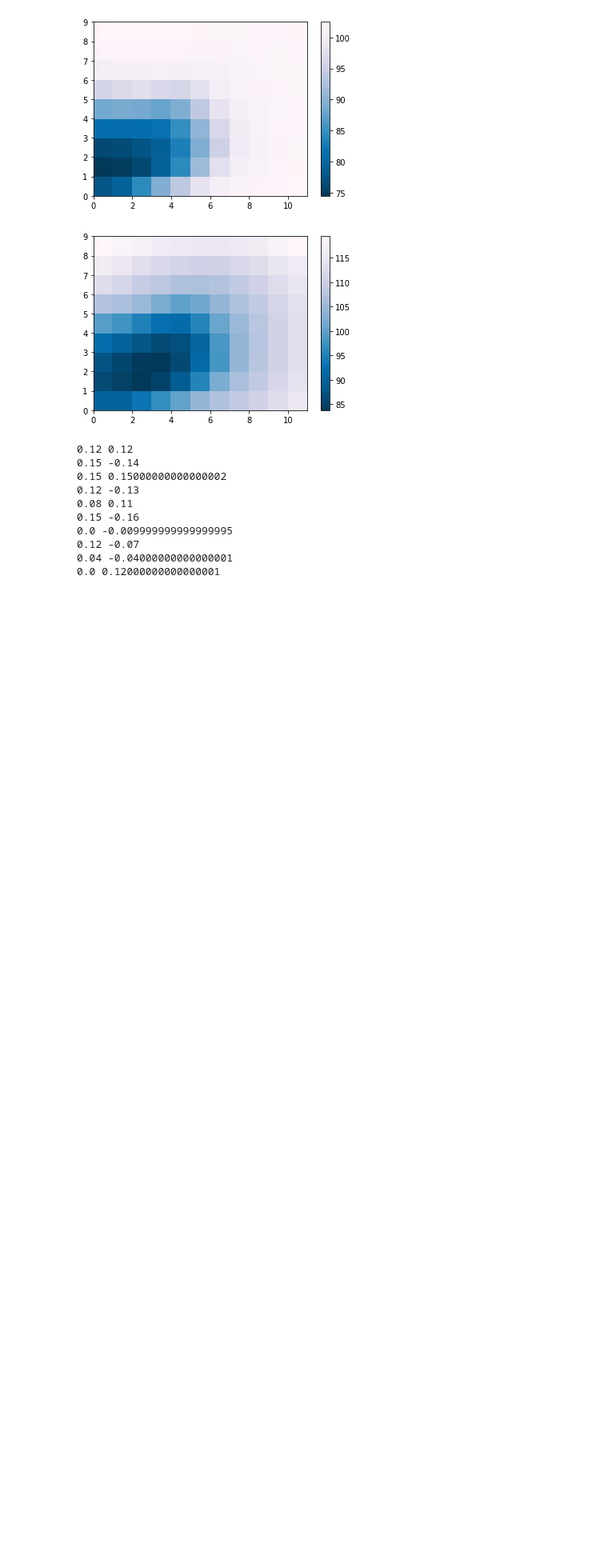
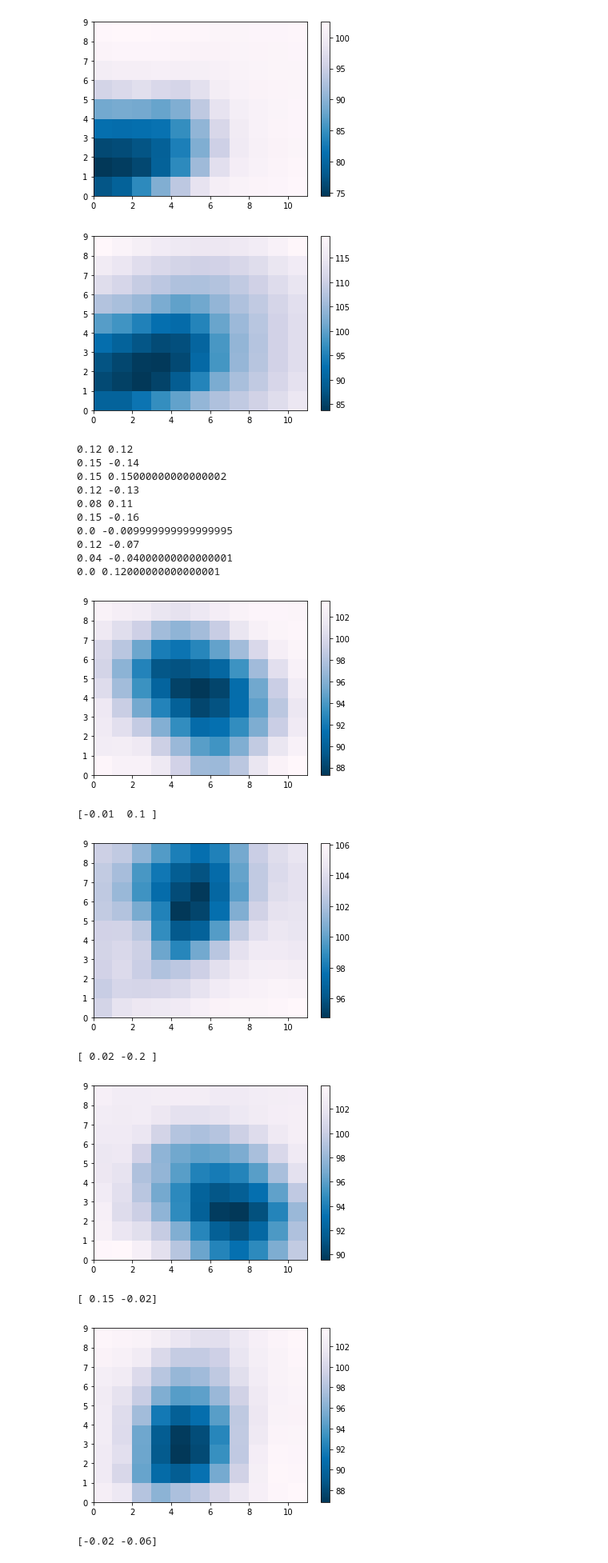
Before and after one commit to machines-in-motion/deepq_stepper, a Jupyter notebook: python/py_deepq_stepper/2d_dq_stepper_test.ipynb, the cells around one changed output. Shown at 80% size. Drawn from its saved outputs; the diff is of its cells as text; code cells hidden in the pictures; blank space fills up the shorter version.

```diff
--- a/python/py_deepq_stepper/2d_dq_stepper_test.ipynb
+++ b/python/py_deepq_stepper/2d_dq_stepper_test.ipynb
@@ -253,11 +243,12 @@ bolt_env = BoltBulletEnv(ht, step_time, stance_time, kp, kd, kp_com, kd_com, kp_
 no_steps = 10
 des_com = [0.0, 0, ht]
 des_vel = [0, 0, 0]
-x_ori = [0, 0, 1, 0]
+x_ori = [0, 0, 0, 1]
 x_angvel = [0, 0, 0]
+v_des = [0, 0]
 
 x, xd, u, n = bolt_env.reset_env()
-state = [x[0] - u[0], x[1] - u[1], xd[0], xd[1], n]
+state = [x[0] - u[0], x[1] - u[1], xd[0], xd[1], n, v_des[0], v_des[1]]
 bolt_env.update_gains([100, 100, 25], [1, 1, 1], [0, 0, 0], kd_com, [50, 50, 50], [50, 50, 50])
 for i in range(no_steps):
     action = dqs.predict_action_value(state)[0]
@@ -266,7 +257,7 @@ for i in range(no_steps):
     x, xd, u_new, n = bolt_env.step_env([u_x, u_y], des_com, des_vel, x_ori, x_angvel)
     print(env.action_space_y[action[1]], u_new[1] - u[1])
     u = u_new
-    state = [x[0] - u[0], x[1] - u[1], xd[0], xd[1], n]
+    state = [x[0] - u[0], x[1] - u[1], xd[0], xd[1], n, v_des[0], v_des[1]]
 # %% [output]
 0.12 0.12
 0.15 -0.14
@@ -280,35 +271,49 @@ for i in range(no_steps):
 0.0 0.12000000000000001
 # %%
 # stepping with regularizing
-w = 10.0
+w = 5.0
 q_mat = np.zeros((no_actions[1], no_actions[0]))
 reg_mat = np.zeros((no_actions[1], no_actions[0]))
 for y in range(reg_mat.shape[0]):
     for x in range(reg_mat.shape[1]):
         reg_mat[y][x] = np.linalg.norm([env.action_space_x[x], env.action_space_y[y] - env.b])
 
 no_steps = 20
 des_com = [0.0, 0, ht]
-des_vel = [100000.0, 0, 0]
-x_ori = [0, 0, 1, 0]
+des_vel = [0.0, 0, 0]
+x_ori = [0, 0, 0, 1]
 x_angvel = [0, 0, 0]
+v_des = [0, 0]
 
 x, xd, u, n = bolt_env.reset_env()
-state = [x[0] - u[0], x[1] - u[1], xd[0], xd[1], n]
-bolt_env.update_gains([50, 50, 50], [25, 25, 10], [0, 0, 100], [50, 50, 50], [100, 100, 50], [50, 50, 50])
+state = [x[0] - u[0], x[1] - u[1], xd[0], xd[1], n, v_des[0], v_des[1]]
+bolt_env.update_gains([25, 25, 25], [10, 10, 10], [0, 0, 20], [0, 0, 10], [60, 60, 0], [60, 60, 0])
 
 for i in range(no_steps):
     q = dqs.predict_q(state)
     for i in range(len(q)):
         q_mat[int(dqs.x_in[i,6]), int(dqs.x_in[i,5])] = q[i]
 
     q_mat = q_mat + w*reg_mat
+    fig, ax = plt.subplots()
+    heatmap = ax.pcolor(q_mat, cmap='PuBu_r')
+    fig.colorbar(heatmap, ax=ax)
+    plt.show()
+
     # Note : index is swapped because x is cols in q_mat
     action = np.unravel_index(q_mat.argmin(), q_mat.shape)
     u_x = env.action_space_x[action[1]] + u[0]
     u_y = n*env.action_space_y[action[0]] + u[1]
     x, xd, u_new, n = bolt_env.step_env([u_x, u_y], des_com, des_vel, x_ori, x_angvel)
-#     print(env.action_space_x[action[1]], np.around(u_new[0] - u[0], 2))
-#     print(-n*env.action_space_y[action[0]], u_new[1] - u[1])
+    print(xd)
     u = u_new
-    state = [x[0] - u[0], x[1] - u[1], xd[0], xd[1], n]
+    state = [x[0] - u[0], x[1] - u[1], xd[0], xd[1], n, v_des[0], v_des[1]]
+# %% [output]
+[figure, added]
+[-0.01  0.1 ]
+[figure, added]
+[ 0.02 -0.2 ]
+[figure, added]
+[ 0.15 -0.02]
+[figure, added]
+[-0.02 -0.06]
```
Also changed, not shown: parts of 7 cells of this notebook, 7 other files.
